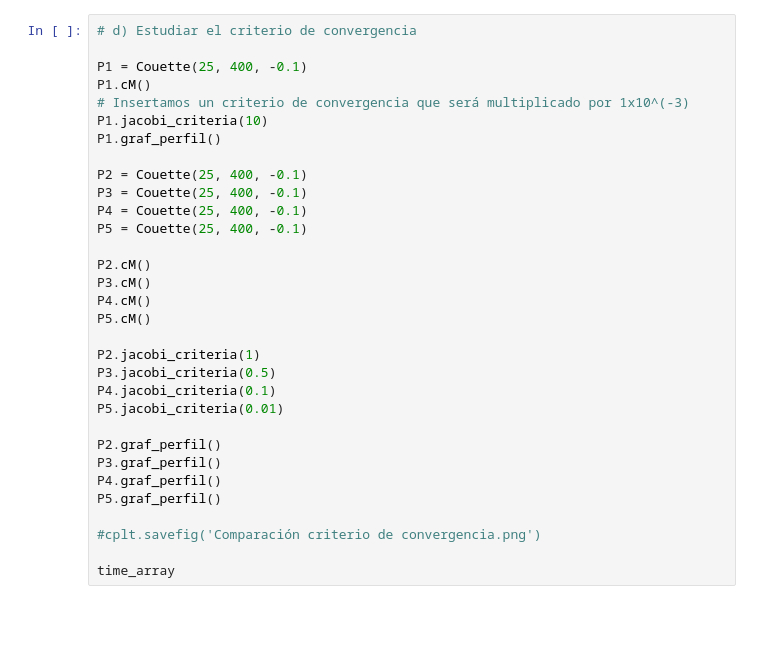
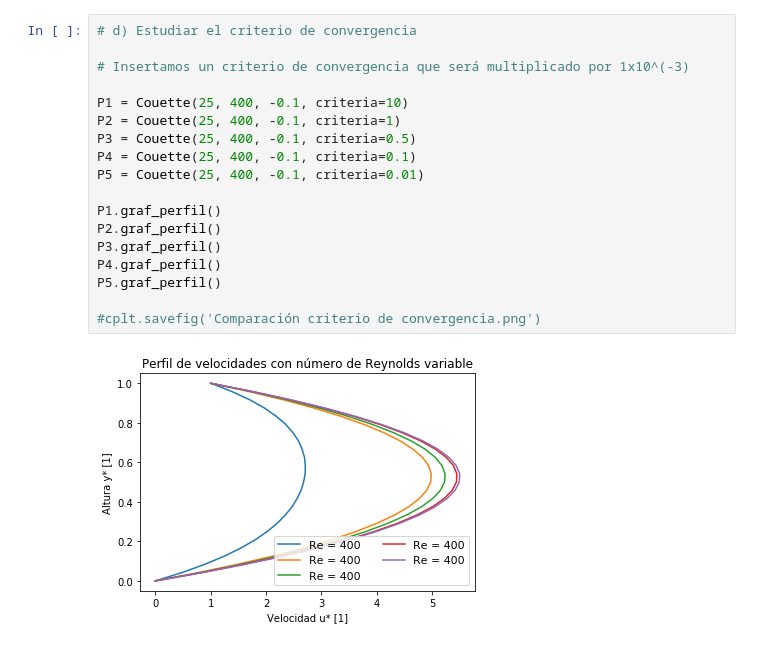
Before and after one commit to fernandocallejasr/CFD-Finite-Differences, a Jupyter notebook: Flujo de Couette.ipynb, the cells around one changed output. Drawn from its saved outputs; the diff is of its cells as text; blank space fills up the shorter version.

```diff
--- a/Flujo de Couette.ipynb
+++ b/Flujo de Couette.ipynb
@@ -294,35 +291,23 @@ De6.graf_perfil()
 # %%
 # d) Estudiar el criterio de convergencia
 
-P1 = Couette(25, 400, -0.1)
-P1.cM()
 # Insertamos un criterio de convergencia que será multiplicado por 1x10^(-3)
-P1.jacobi_criteria(10)
+
+P1 = Couette(25, 400, -0.1, criteria=10)
+P2 = Couette(25, 400, -0.1, criteria=1)
+P3 = Couette(25, 400, -0.1, criteria=0.5)
+P4 = Couette(25, 400, -0.1, criteria=0.1)
+P5 = Couette(25, 400, -0.1, criteria=0.01)
+
 P1.graf_perfil()
-
-P2 = Couette(25, 400, -0.1)
-P3 = Couette(25, 400, -0.1)
-P4 = Couette(25, 400, -0.1)
-P5 = Couette(25, 400, -0.1)
-
-P2.cM()
-P3.cM()
-P4.cM()
-P5.cM()
-
-P2.jacobi_criteria(1)
-P3.jacobi_criteria(0.5)
-P4.jacobi_criteria(0.1)
-P5.jacobi_criteria(0.01)
-
 P2.graf_perfil()
 P3.graf_perfil()
 P4.graf_perfil()
 P5.graf_perfil()
 
 #cplt.savefig('Comparación criterio de convergencia.png')
-
-time_array
+# %% [output]
+[figure, added]
 # %%
 # e) Presentar una gráfica del residual contra el número de iteraciones.
 
```
Also changed, not shown: parts of 5 cells of this notebook.
